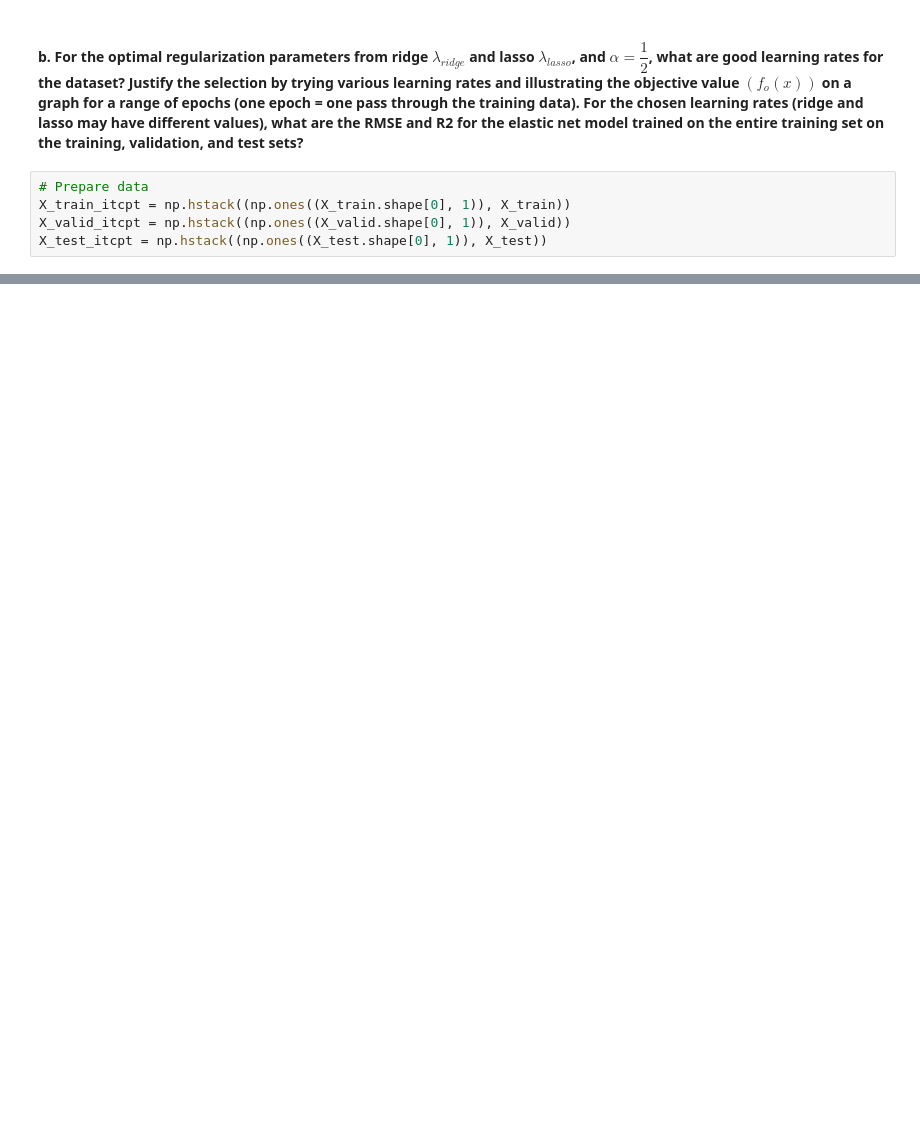
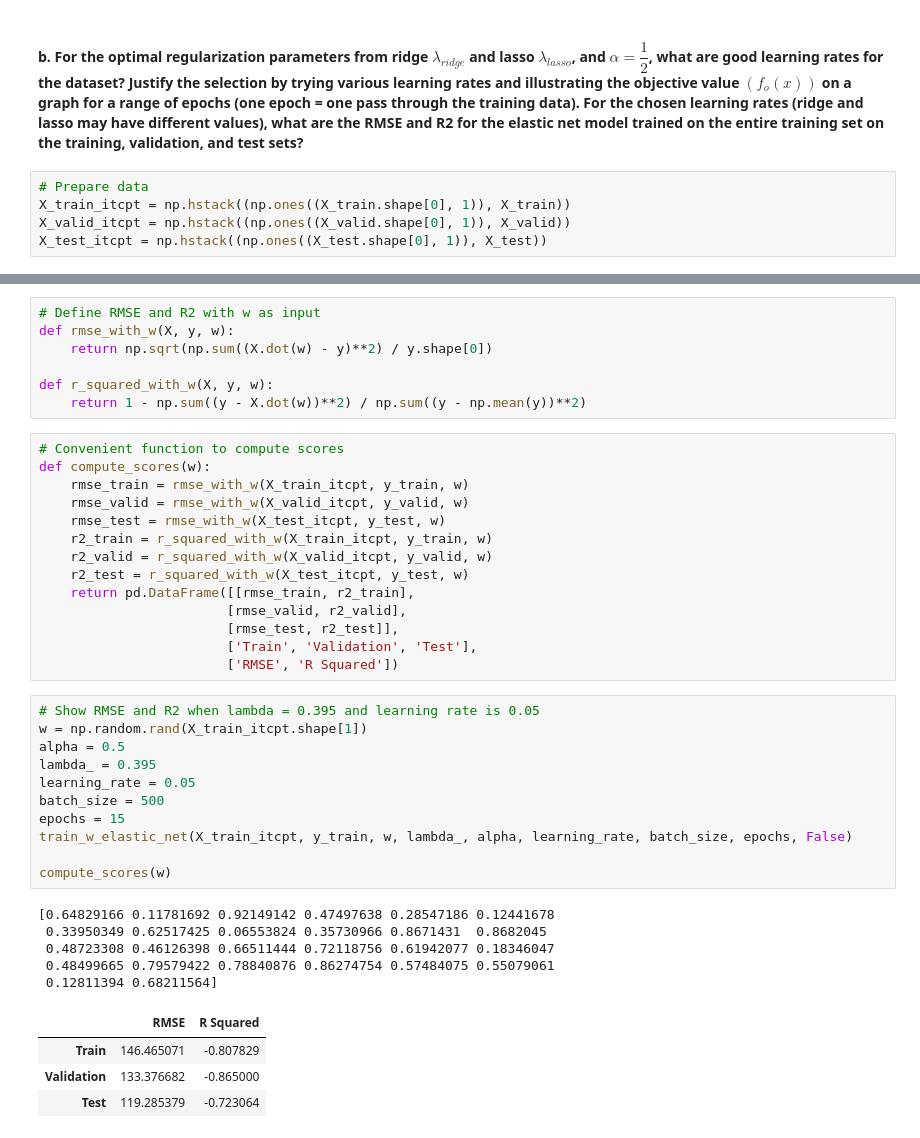
Before and after one commit to Leon-624/ML_HW, a Jupyter notebook: ML_HW1/ML_HW1_Linear_Reg.ipynb, the cells around one changed output, grey strips where cells are left out. Saved outputs shown, nothing was run; the diff lists cells and outputs as text; blank space fills up the shorter version.

```diff
--- a/ML_HW1/ML_HW1_Linear_Reg.ipynb
+++ b/ML_HW1/ML_HW1_Linear_Reg.ipynb
@@ -469,0 +499,42 @@ plt.show()
+# %%
+# Define RMSE and R2 with w as input
+def rmse_with_w(X, y, w):
+    return np.sqrt(np.sum((X.dot(w) - y)**2) / y.shape[0])
+
+def r_squared_with_w(X, y, w):
+    return 1 - np.sum((y - X.dot(w))**2) / np.sum((y - np.mean(y))**2)
+# %%
+# Convenient function to compute scores
+def compute_scores(w):
+    rmse_train = rmse_with_w(X_train_itcpt, y_train, w)
+    rmse_valid = rmse_with_w(X_valid_itcpt, y_valid, w)
+    rmse_test = rmse_with_w(X_test_itcpt, y_test, w)
+    r2_train = r_squared_with_w(X_train_itcpt, y_train, w)
+    r2_valid = r_squared_with_w(X_valid_itcpt, y_valid, w)
+    r2_test = r_squared_with_w(X_test_itcpt, y_test, w)
+    return pd.DataFrame([[rmse_train, r2_train],
+                        [rmse_valid, r2_valid],
+                        [rmse_test, r2_test]],
+                        ['Train', 'Validation', 'Test'],
+                        ['RMSE', 'R Squared'])
+# %%
+# Show RMSE and R2 when lambda = 0.395 and learning rate is 0.05
+w = np.random.rand(X_train_itcpt.shape[1])
+alpha = 0.5
+lambda_ = 0.395
+learning_rate = 0.05
+batch_size = 500
+epochs = 15
+train_w_elastic_net(X_train_itcpt, y_train, w, lambda_, alpha, learning_rate, batch_size, epochs, False)
+
+compute_scores(w)
+# %% [output]
+[0.64829166 0.11781692 0.92149142 0.47497638 0.28547186 0.12441678
+ 0.33950349 0.62517425 0.06553824 0.35730966 0.8671431  0.8682045
+ 0.48723308 0.46126398 0.66511444 0.72118756 0.61942077 0.18346047
+ 0.48499665 0.79579422 0.78840876 0.86274754 0.57484075 0.55079061
+ 0.12811394 0.68211564]
+|  | RMSE | R Squared |
+| Train | 146.465071 | -0.807829 |
+| Validation | 133.376682 | -0.865000 |
+| Test | 119.285379 | -0.723064 |
```
Also changed, not shown: parts of 21 cells of this notebook.
